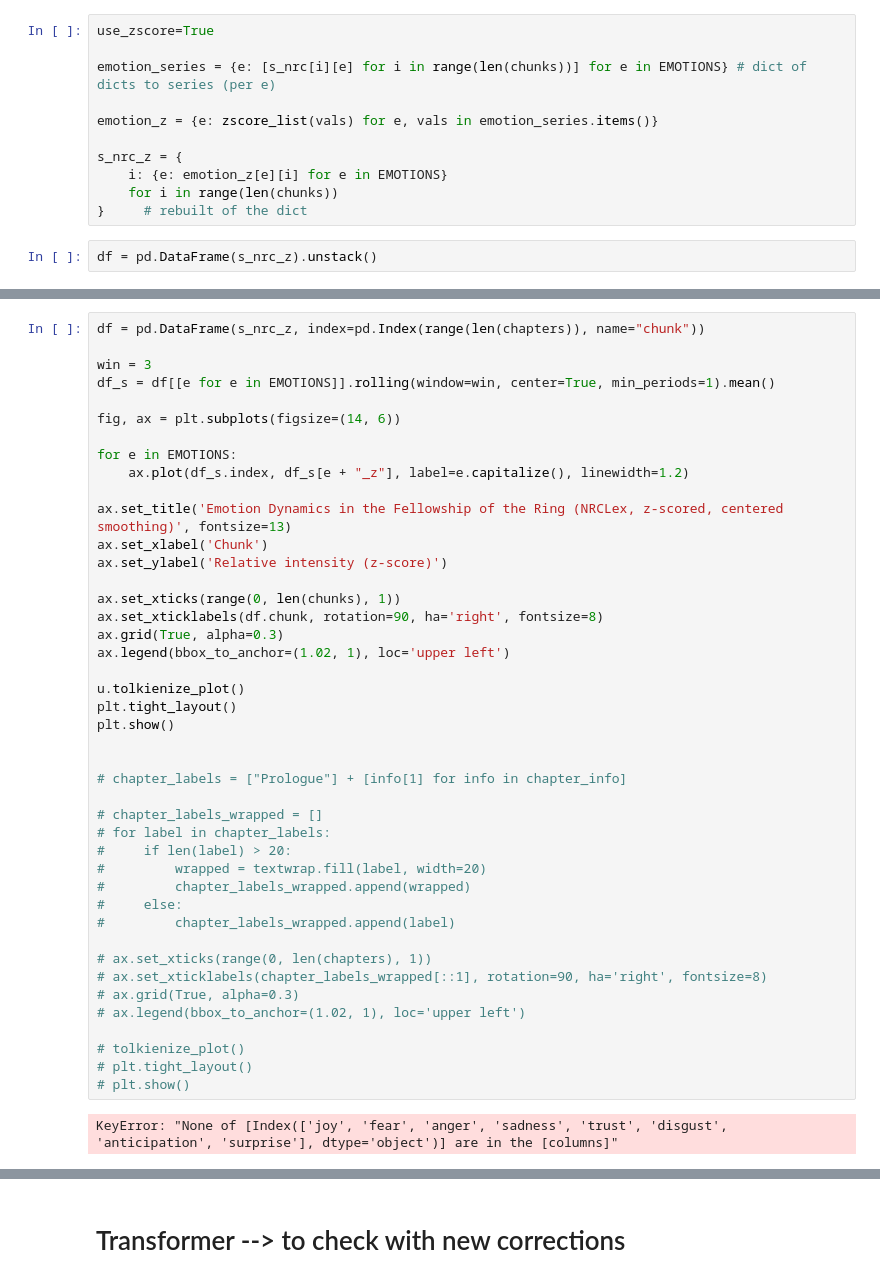
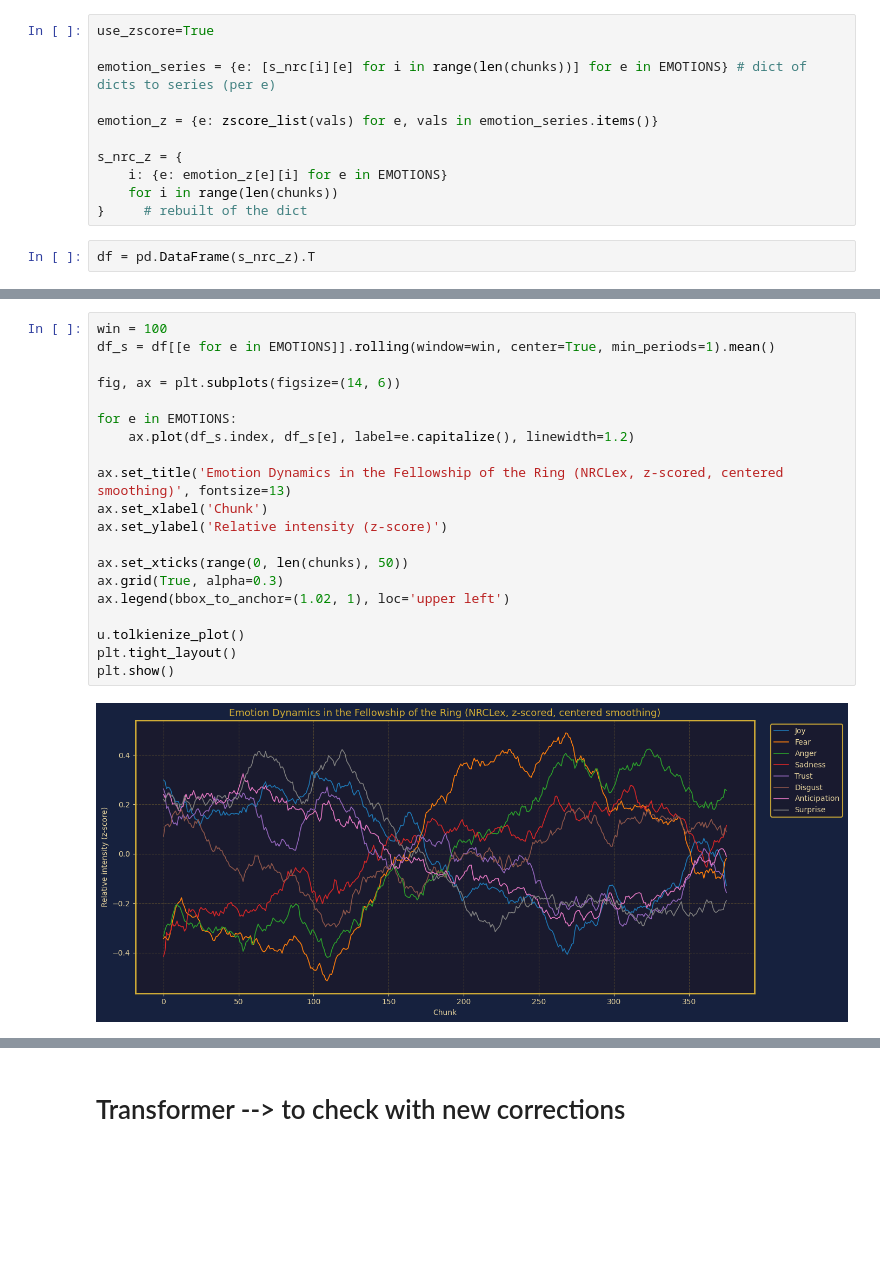
Before and after one commit to LaraN01/CAS_NLP, a Jupyter notebook: Projects/Corpus_task.ipynb, the cells around one changed output, grey strips where cells are left out. Saved outputs shown, nothing was run; the diff lists cells and outputs as text; blank space fills up the shorter version.

```diff
--- a/Projects/Corpus_task.ipynb
+++ b/Projects/Corpus_task.ipynb
@@ -688,4 +673,4 @@ s_nrc_z = {
     for i in range(len(chunks))
 }     # rebuilt of the dict
 # %%
-df = pd.DataFrame(s_nrc_z).unstack()
+df = pd.DataFrame(s_nrc_z).T
@@ -705,45 +677,22 @@ Error:
 # %%
-df = pd.DataFrame(s_nrc_z, index=pd.Index(range(len(chapters)), name="chunk"))
-
-win = 3
+win = 100
 df_s = df[[e for e in EMOTIONS]].rolling(window=win, center=True, min_periods=1).mean()
 
 fig, ax = plt.subplots(figsize=(14, 6))
 
 for e in EMOTIONS:
-    ax.plot(df_s.index, df_s[e + "_z"], label=e.capitalize(), linewidth=1.2)
+    ax.plot(df_s.index, df_s[e], label=e.capitalize(), linewidth=1.2)
 
 ax.set_title('Emotion Dynamics in the Fellowship of the Ring (NRCLex, z-scored, centered smoothing)', fontsize=13)
 ax.set_xlabel('Chunk')
 ax.set_ylabel('Relative intensity (z-score)')
 
-ax.set_xticks(range(0, len(chunks), 1))
-ax.set_xticklabels(df.chunk, rotation=90, ha='right', fontsize=8)
+ax.set_xticks(range(0, len(chunks), 50))
 ax.grid(True, alpha=0.3)
 ax.legend(bbox_to_anchor=(1.02, 1), loc='upper left')
 
 u.tolkienize_plot()
 plt.tight_layout()
 plt.show()
-
-
-# chapter_labels = ["Prologue"] + [info[1] for info in chapter_info]
-
-# chapter_labels_wrapped = []
-# for label in chapter_labels:
-#     if len(label) > 20:
-#         wrapped = textwrap.fill(label, width=20)
-#         chapter_labels_wrapped.append(wrapped)
-#     else:
-#         chapter_labels_wrapped.append(label)
-
-# ax.set_xticks(range(0, len(chapters), 1))
-# ax.set_xticklabels(chapter_labels_wrapped[::1], rotation=90, ha='right', fontsize=8)
-# ax.grid(True, alpha=0.3)
-# ax.legend(bbox_to_anchor=(1.02, 1), loc='upper left')
-
-# tolkienize_plot()
-# plt.tight_layout()
-# plt.show()
 # %% [output]
-KeyError: "None of [Index(['joy', 'fear', 'anger', 'sadness', 'trust', 'disgust', 'anticipation', 'surprise'], dtype='object')] are in the [columns]"
+[figure, added]
```
Also changed, not shown: parts of 11 cells of this notebook, 3 other files.
